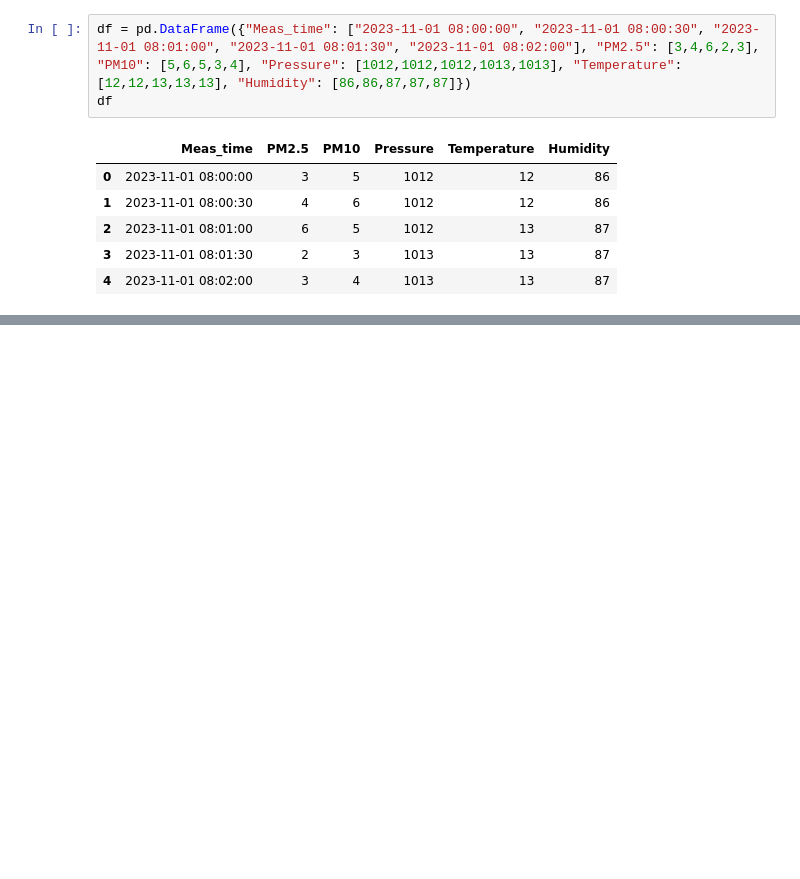
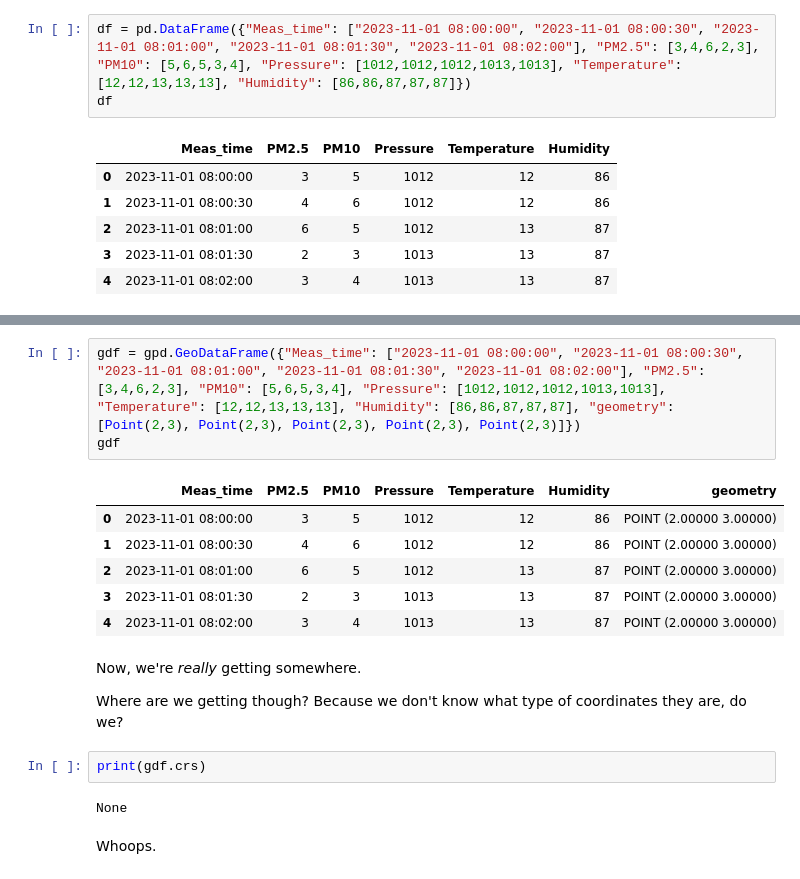
Before and after one commit to bamacgabhann/IEOS2023, a Jupyter notebook: ieos2023/3_Vector_data.ipynb, the cells around one changed output, grey strips where cells are left out. Drawn from its saved outputs; the diff is of its cells as text; blank space fills up the shorter version.

```diff
--- a/ieos2023/3_Vector_data.ipynb
+++ b/ieos2023/3_Vector_data.ipynb
@@ -199,0 +225,20 @@ Now, we're cooking. We can do even better, and index by the time:
+# %%
+gdf = gpd.GeoDataFrame({"Meas_time": ["2023-11-01 08:00:00", "2023-11-01 08:00:30", "2023-11-01 08:01:00", "2023-11-01 08:01:30", "2023-11-01 08:02:00"], "PM2.5": [3,4,6,2,3], "PM10": [5,6,5,3,4], "Pressure": [1012,1012,1012,1013,1013], "Temperature": [12,12,13,13,13], "Humidity": [86,86,87,87,87], "geometry": [Point(2,3), Point(2,3), Point(2,3), Point(2,3), Point(2,3)]})
+gdf
+# %% [output]
+|  | Meas_time | PM2.5 | PM10 | Pressure | Temperature | Humidity | geometry |
+| 0 | 2023-11-01 08:00:00 | 3 | 5 | 1012 | 12 | 86 | POINT (2.00000 3.00000) |
+| 1 | 2023-11-01 08:00:30 | 4 | 6 | 1012 | 12 | 86 | POINT (2.00000 3.00000) |
+| 2 | 2023-11-01 08:01:00 | 6 | 5 | 1012 | 13 | 87 | POINT (2.00000 3.00000) |
+| 3 | 2023-11-01 08:01:30 | 2 | 3 | 1013 | 13 | 87 | POINT (2.00000 3.00000) |
+| 4 | 2023-11-01 08:02:00 | 3 | 4 | 1013 | 13 | 87 | POINT (2.00000 3.00000) |
+# %% [markdown]
+Now, we're _really_ getting somewhere.
+
+Where are we getting though? Because we don't know what type of coordinates they are, do we?
+# %%
+print(gdf.crs)
+# %% [output]
+None
+# %% [markdown]
+Whoops.
```
Also changed, not shown: parts of 4 cells of this notebook, 1 other file.
